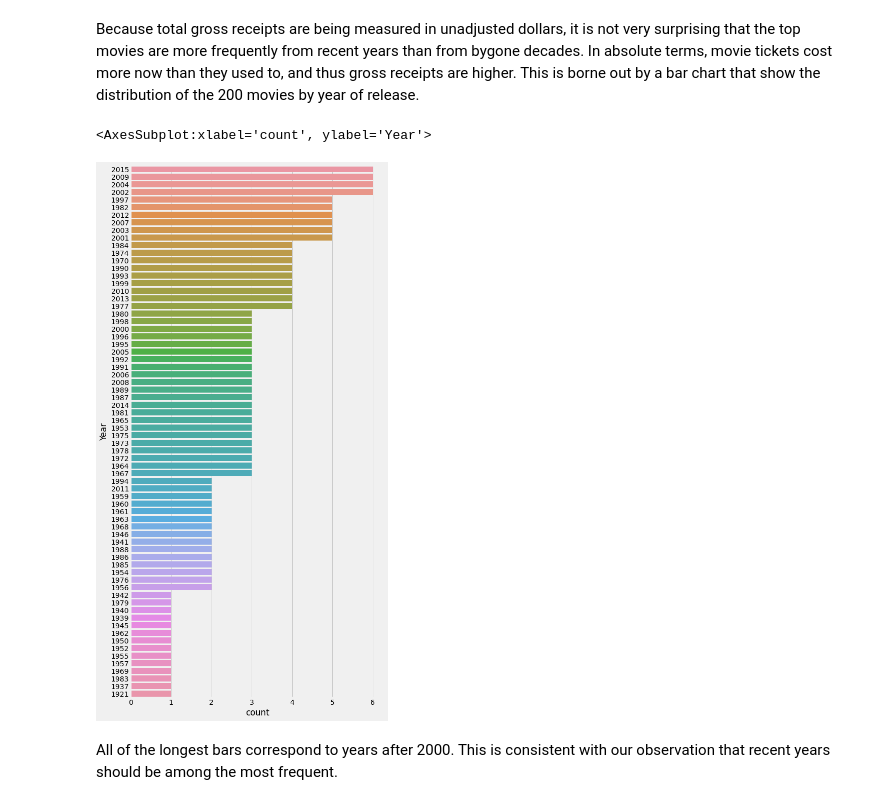
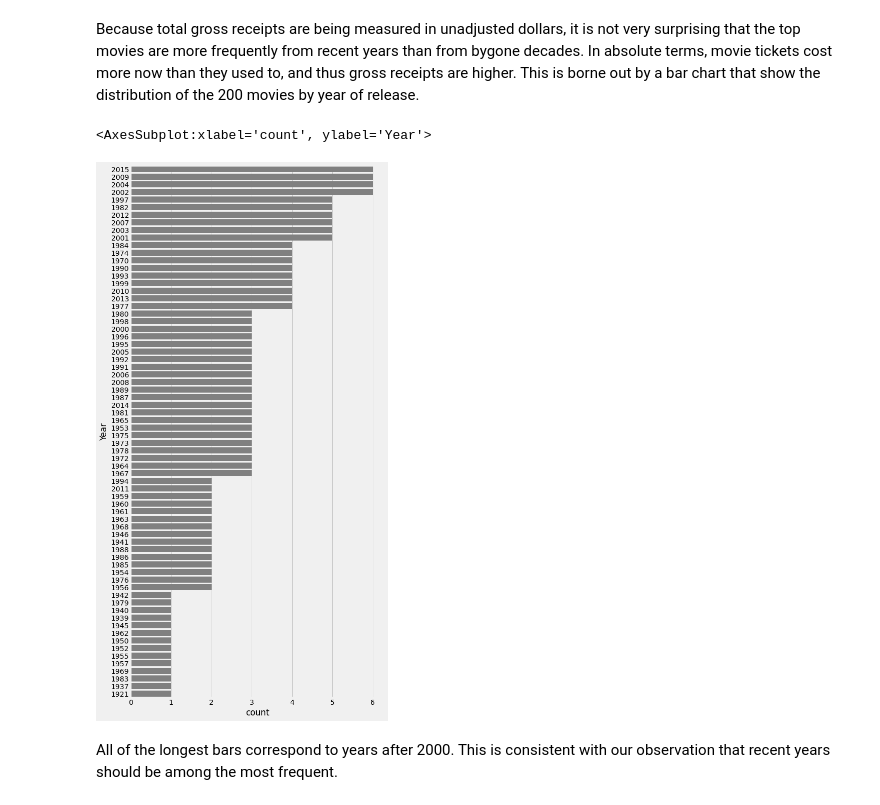
Before and after one commit to floreencia/textbook-flo, a Jupyter notebook: chapters/07/1/Visualizing_Categorical_Distributions.ipynb, the cells around one changed output. Drawn from its saved outputs; the diff is of its cells as text; code cells hidden in the pictures.

```diff
--- a/chapters/07/1/Visualizing_Categorical_Distributions.ipynb
+++ b/chapters/07/1/Visualizing_Categorical_Distributions.ipynb
@@ -128,12 +128,12 @@ Because total gross receipts are being measured in unadjusted dollars, it is not
 # %%
 fig, ax = plt.subplots(figsize=(8, 18))
 
 sorted_studios = top.value_counts('Year').keys()
 
-sns.countplot(y='Year', data=top, order=sorted_studios, ax=ax)
+sns.countplot(y='Year', data=top, order=sorted_studios, ax=ax, color='grey')
 # %% [output]
 <AxesSubplot:xlabel='count', ylabel='Year'>
-[figure, old version]
+[figure, new version]
 # %% [markdown]
 All of the longest bars correspond to years after 2000. This is consistent with our observation that recent years should be among the most frequent.
 # %% [markdown]
```
Also changed, not shown: parts of 4 cells of this notebook.
